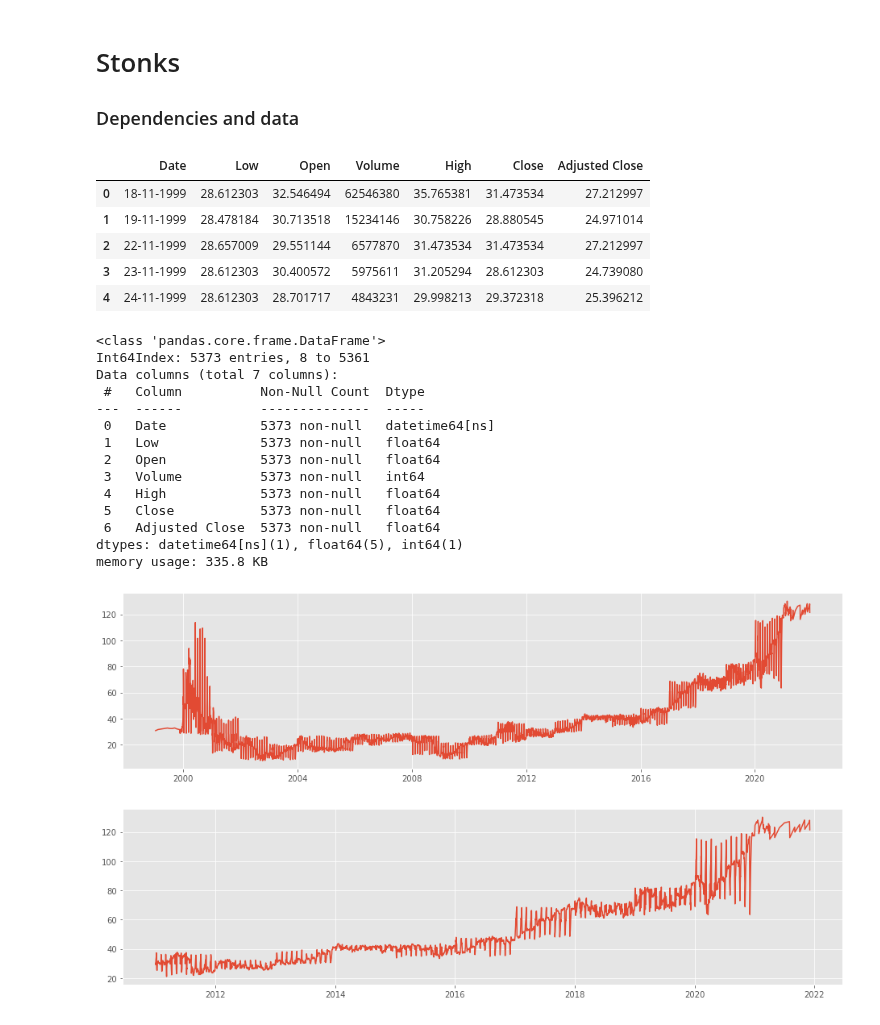
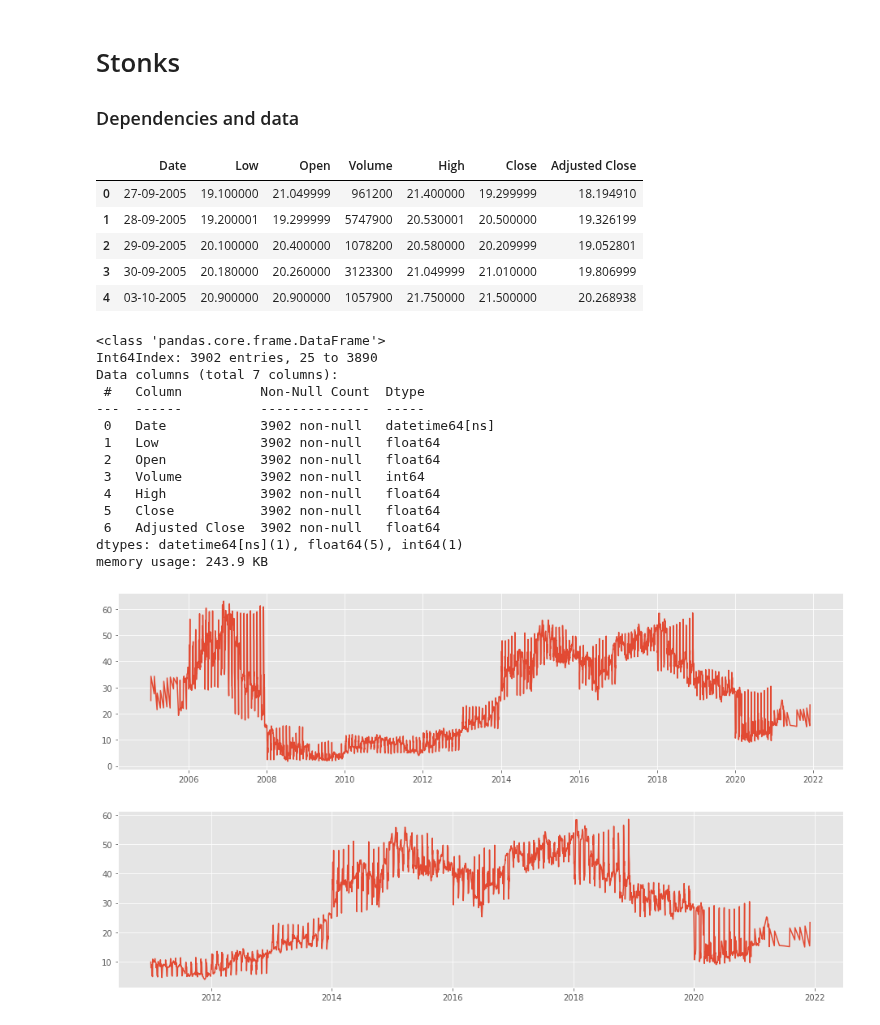
Before and after one commit to tri-bui/stonks, a Jupyter notebook: Untitled.ipynb, the cells around one changed output. Cells and saved outputs as stored; diff of their text form; code cells hidden in the pictures.

Commit message:
Switch to nasdaq data

```diff
--- a/Untitled.ipynb
+++ b/Untitled.ipynb
@@ -16,46 +16,46 @@ import seaborn as sns
 mpl.style.use('ggplot')
 mpl.rcParams['figure.figsize'] = [16, 4]
 # %%
-# Ticker A data
-a_df = pd.read_csv('data/sp500/A.csv')
-a_df.head()
+# AAL data
+aal_df = pd.read_csv('data/nasdaq/AAL.csv')
+aal_df.head()
 # %% [output]
 |  | Date | Low | Open | Volume | High | Close | Adjusted Close |
-| 0 | 18-11-1999 | 28.612303 | 32.546494 | 62546380 | 35.765381 | 31.473534 | 27.212997 |
-| 1 | 19-11-1999 | 28.478184 | 30.713518 | 15234146 | 30.758226 | 28.880545 | 24.971014 |
-| 2 | 22-11-1999 | 28.657009 | 29.551144 | 6577870 | 31.473534 | 31.473534 | 27.212997 |
-| 3 | 23-11-1999 | 28.612303 | 30.400572 | 5975611 | 31.205294 | 28.612303 | 24.739080 |
-| 4 | 24-11-1999 | 28.612303 | 28.701717 | 4843231 | 29.998213 | 29.372318 | 25.396212 |
+| 0 | 27-09-2005 | 19.100000 | 21.049999 | 961200 | 21.400000 | 19.299999 | 18.194910 |
+| 1 | 28-09-2005 | 19.200001 | 19.299999 | 5747900 | 20.530001 | 20.500000 | 19.326199 |
+| 2 | 29-09-2005 | 20.100000 | 20.400000 | 1078200 | 20.580000 | 20.209999 | 19.052801 |
+| 3 | 30-09-2005 | 20.180000 | 20.260000 | 3123300 | 21.049999 | 21.010000 | 19.806999 |
+| 4 | 03-10-2005 | 20.900000 | 20.900000 | 1057900 | 21.750000 | 21.500000 | 20.268938 |
 # %%
 # Sort by date
-a_df['Date'] = pd.to_datetime(a_df['Date']) # convert date to datetime
-a_df.sort_values('Date', inplace=True)
-a_df.info()
+aal_df['Date'] = pd.to_datetime(aal_df['Date']) # convert date to datetime
+aal_df.sort_values('Date', inplace=True)
+aal_df.info()
 # %% [output]
 <class 'pandas.core.frame.DataFrame'>
-Int64Index: 5373 entries, 8 to 5361
+Int64Index: 3902 entries, 25 to 3890
 Data columns (total 7 columns):
  #   Column          Non-Null Count  Dtype
 ---  ------          --------------  -----
- 0   Date            5373 non-null   datetime64[ns]
- 1   Low             5373 non-null   float64
- 2   Open            5373 non-null   float64
- 3   Volume          5373 non-null   int64
- 4   High            5373 non-null   float64
- 5   Close           5373 non-null   float64
- 6   Adjusted Close  5373 non-null   float64
+ 0   Date            3902 non-null   datetime64[ns]
+ 1   Low             3902 non-null   float64
+ 2   Open            3902 non-null   float64
+ 3   Volume          3902 non-null   int64
+ 4   High            3902 non-null   float64
+ 5   Close           3902 non-null   float64
+ 6   Adjusted Close  3902 non-null   float64
 dtypes: datetime64[ns](1), float64(5), int64(1)
-memory usage: 335.8 KB
+memory usage: 243.9 KB
 # %%
-# Plot A
-plt.plot(a_df['Date'], a_df['Close'])
+# Plot AAL
+plt.plot(aal_df['Date'], aal_df['Close'])
 plt.show()
 # %% [output]
-[figure, old version]
+[figure, new version]
 # %%
 # Filter for data after 2010
-a11_df = a_df[a_df['Date'].dt.year > 2010]
-plt.plot(a11_df['Date'], a11_df['Close'])
+aal11_df = aal_df[aal_df['Date'].dt.year > 2010]
+plt.plot(aal11_df['Date'], aal11_df['Close'])
 plt.show()
 # %% [output]
-[figure, old version]
+[figure, new version]
```
